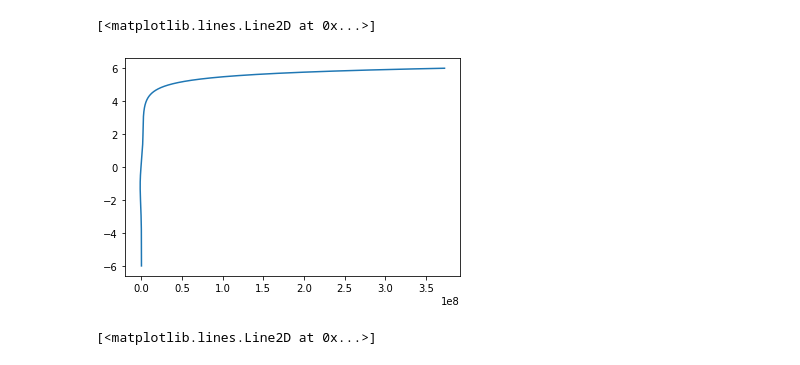
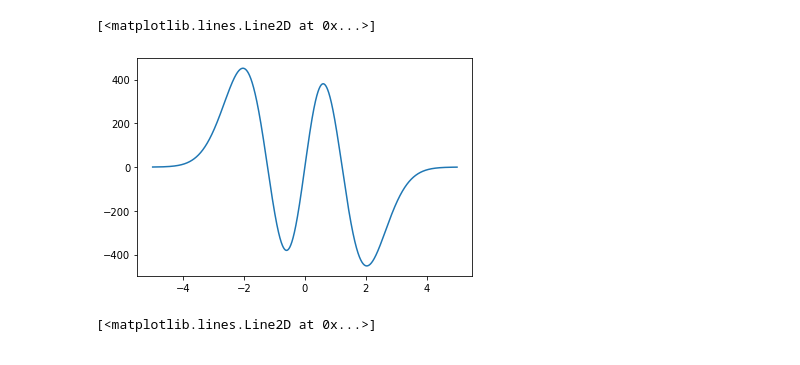
Before and after one commit to nlwach/Comp_Phys_zettel, a Jupyter notebook: Comp_Phys_Zettel/Zettel 4/Zettel_4_Noah.ipynb, the cells around one changed output. Drawn from its saved outputs; the diff is of its cells as text; code cells hidden in the pictures.

```diff
--- a/Comp_Phys_Zettel/Zettel 4/Zettel_4_Noah.ipynb
+++ b/Comp_Phys_Zettel/Zettel 4/Zettel_4_Noah.ipynb
@@ -69,10 +30,0 @@ def Numerow(x0, xmax, N, epsilon):
-# %%
-N = 60000 # iterations
-
-h = 0.0001
-values, x = Numerow(-6, 6, N, 2.5)
-# %%
-plt.plot(x, values)
-# %% [output]
-[<matplotlib.lines.Line2D at 0x...>]
-[figure, removed]
@@ -79,3 +79,9 @@ plt.plot(x, values)
+# %%
+x_out, YG = Numerow(1, k, 0.001, 5, 3)
+plt.plot(x_out, YG)
+# %% [output]
+[<matplotlib.lines.Line2D at 0x...>]
+[figure, added]
 # %%
 def psi_ana(x0, xmax, N,n):
     x, stepsize = np.linspace(x0,xmax,N+1,retstep=True)
```
Also changed, not shown: parts of 13 cells of this notebook, 1 other file.
